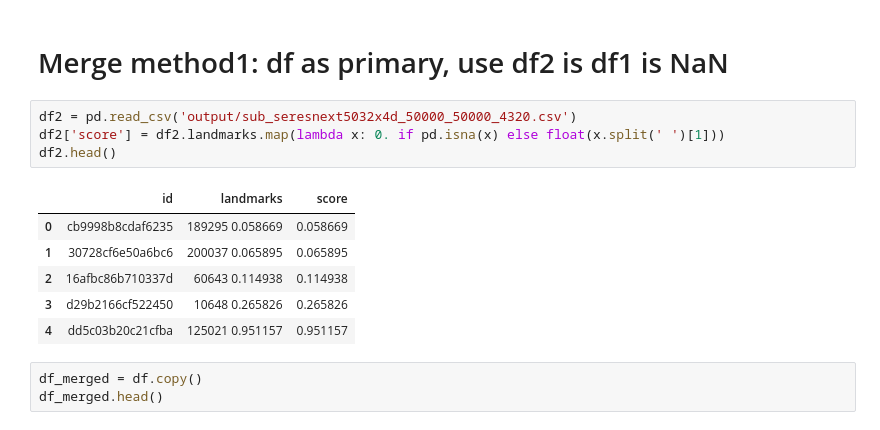
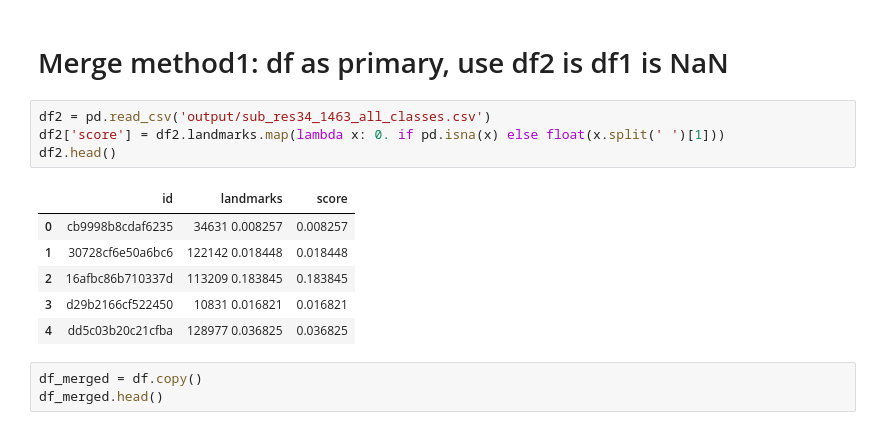
Before and after one commit to chicm/landmark, a Jupyter notebook: recognition/post_process.ipynb, the cells around one changed output. Drawn from its saved outputs; the diff is of its cells as text.

```diff
--- a/recognition/post_process.ipynb
+++ b/recognition/post_process.ipynb
@@ -85,16 +89,16 @@ df2.head(10)
 # %% [markdown]
 # Merge method1: df as primary,  use df2 is df1 is NaN
 # %%
-df2 = pd.read_csv('output/sub_seresnext5032x4d_50000_50000_4320.csv')
+df2 = pd.read_csv('output/sub_res34_1463_all_classes.csv')
 df2['score'] = df2.landmarks.map(lambda x: 0. if pd.isna(x) else float(x.split(' ')[1]))
 df2.head()
 # %% [output]
 |  | id | landmarks | score |
-| 0 | cb9998b8cdaf6235 | 189295 0.058669 | 0.058669 |
-| 1 | 30728cf6e50a6bc6 | 200037 0.065895 | 0.065895 |
-| 2 | 16afbc86b710337d | 60643 0.114938 | 0.114938 |
-| 3 | d29b2166cf522450 | 10648 0.265826 | 0.265826 |
-| 4 | dd5c03b20c21cfba | 125021 0.951157 | 0.951157 |
+| 0 | cb9998b8cdaf6235 | 34631 0.008257 | 0.008257 |
+| 1 | 30728cf6e50a6bc6 | 122142 0.018448 | 0.018448 |
+| 2 | 16afbc86b710337d | 113209 0.183845 | 0.183845 |
+| 3 | d29b2166cf522450 | 10831 0.016821 | 0.016821 |
+| 4 | dd5c03b20c21cfba | 128977 0.036825 | 0.036825 |
 # %%
 df_merged = df.copy()
 df_merged.head()
```
Also changed, not shown: parts of 7 cells of this notebook, 5 other files.
